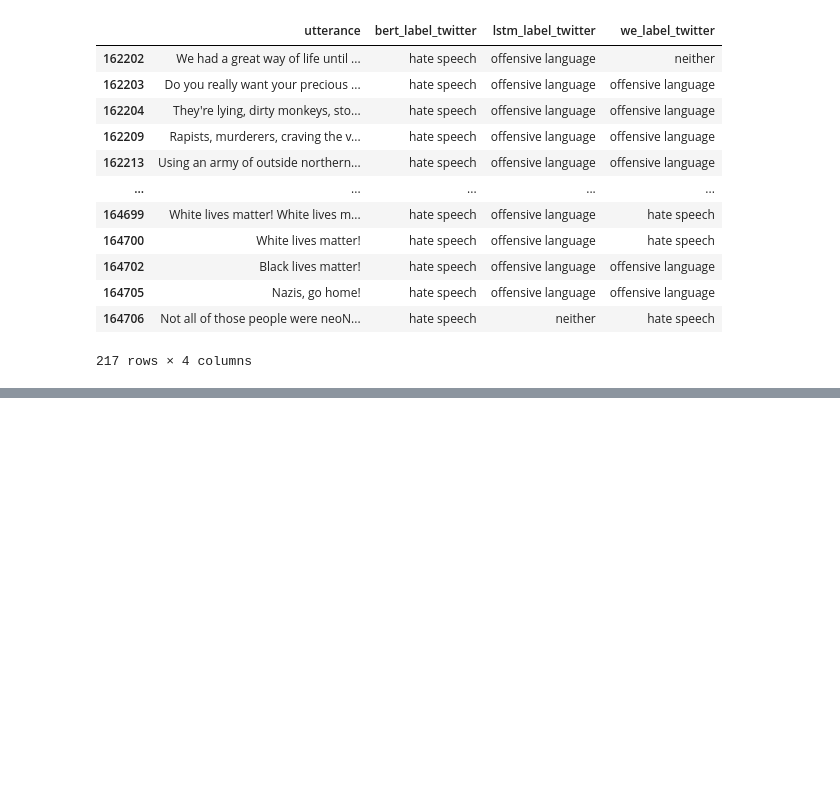
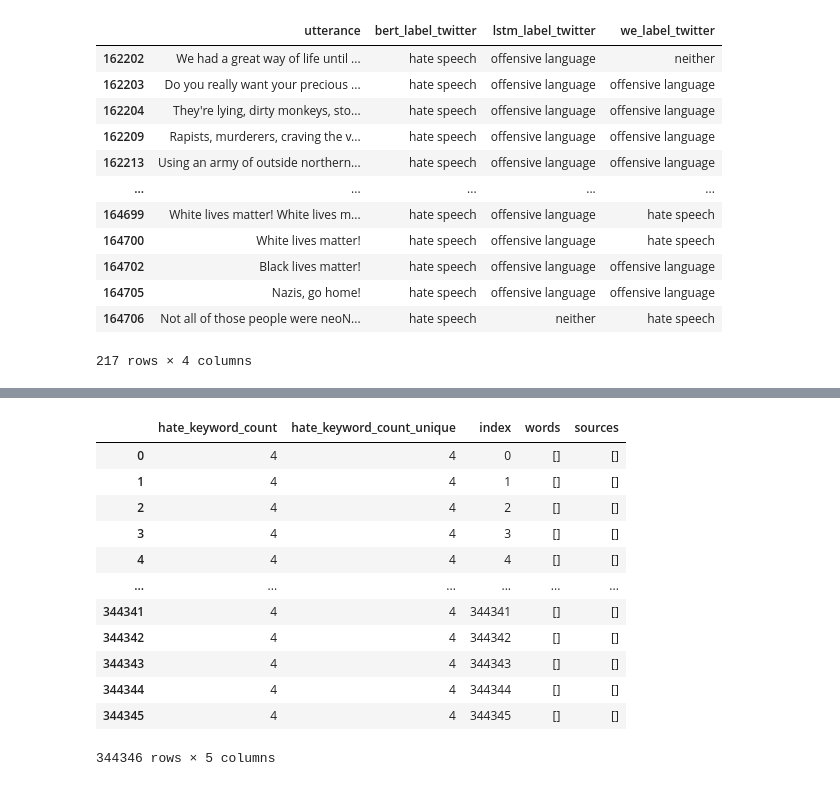
Before and after one commit to nvbogu/movie_hatespeech_detection, a Jupyter notebook: niklas_approach/putting_everything_together.ipynb, the cells around one changed output, grey strips where cells are left out. Cells and saved outputs as stored; diff of their text form; code cells hidden in the pictures; blank space fills up the shorter version.

```diff
--- a/niklas_approach/putting_everything_together.ipynb
+++ b/niklas_approach/putting_everything_together.ipynb
@@ -440,5 +440,27 @@ def add_hate_keyword_count(hate_keywords_df, df):
     df['hate_keyword_count_unique'] = df['utterance'].apply(iterate_over_utterance, target_var='count_unique')
 
     return df
-# %%
-df_result_2 = add_hate_keyword_count(hate_keywords_df, df_results)
+# %%
+hate_keywords = hate_keywords_df.term.values
+hate_keyword_sources = hate_keywords_df.source.values
+result = []
+
+for index, row in df_result_2.iterrows():
+    sources = []
+    words = []
+    text_tokenized = nltk.word_tokenize(row.utterance)
+
+    for i in range(0, len(hate_keywords)):
+        hate_word = hate_keywords[i]
+
+        if hate_word in text_tokenized:
+            print(hate_word)
+            print(text_tokenized)
+            source = hate_keyword_sources[i]
+            sources.append(source)
+            words.append(hate_word)
+
+    result.append({'hate_keyword_count': len(words), 'hate_keyword_count_unique': len(set(words)), 'index': index, 'words': words, 'sources': sources})
+    if index % 10000== 0:
+        print(index, df_result_2.shape[0])
+result_df_new = pd.DataFrame(result)
@@ -444,0 +486,16 @@ df_result_2 = add_hate_keyword_count(hate_keywords_df, df_results)
+# %%
+result_df_new
+# %% [output]
+|  | hate_keyword_count | hate_keyword_count_unique | index | words | sources |
+| 0 | 4 | 4 | 0 | [] | [] |
+| 1 | 4 | 4 | 1 | [] | [] |
+| 2 | 4 | 4 | 2 | [] | [] |
+| 3 | 4 | 4 | 3 | [] | [] |
+| 4 | 4 | 4 | 4 | [] | [] |
+| ... | ... | ... | ... | ... | ... |
+| 344341 | 4 | 4 | 344341 | [] | [] |
+| 344342 | 4 | 4 | 344342 | [] | [] |
+| 344343 | 4 | 4 | 344343 | [] | [] |
+| 344344 | 4 | 4 | 344344 | [] | [] |
+| 344345 | 4 | 4 | 344345 | [] | [] |
+344346 rows × 5 columns
```
Also changed, not shown: parts of 16 cells of this notebook, 1 other file.
